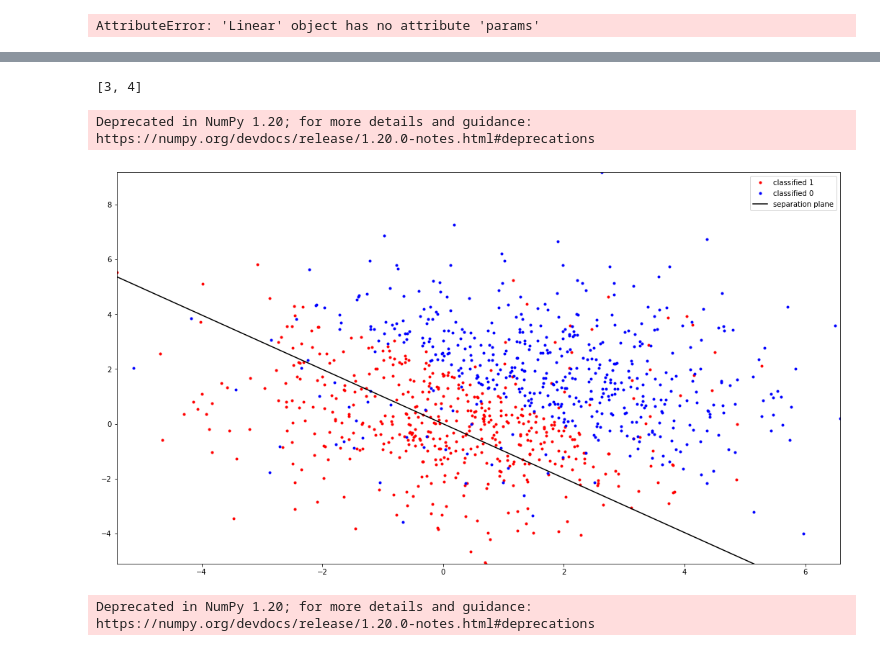
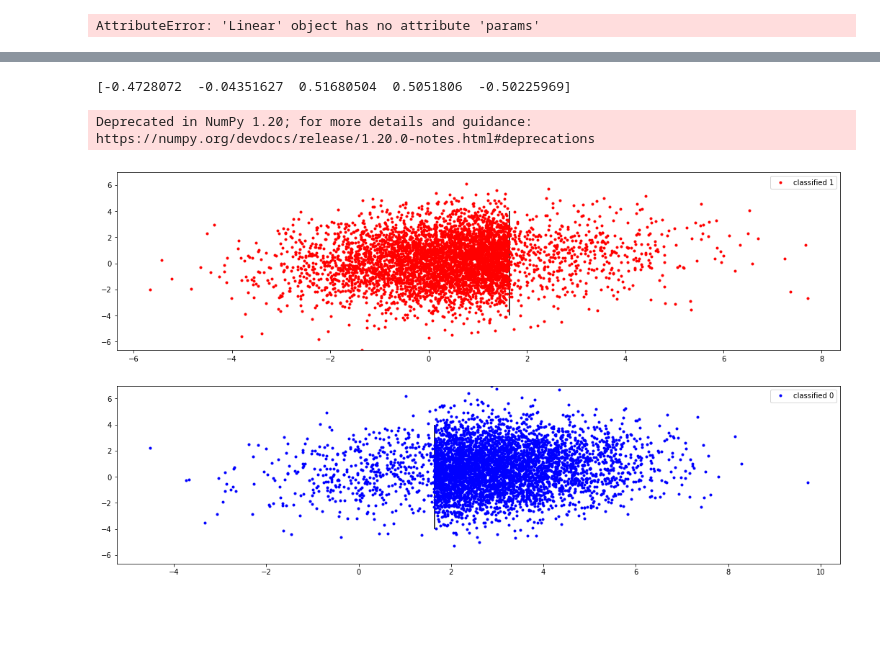
Before and after one commit to amir-abdi/disentanglement-pytorch, a Jupyter notebook: test_code/random_plane_generation.ipynb, the cells around one changed output, grey strips where cells are left out. Saved outputs shown, nothing was run; the diff lists cells and outputs as text; code cells hidden in the pictures; blank space fills up the shorter version.

```diff
--- a/test_code/random_plane_generation.ipynb
+++ b/test_code/random_plane_generation.ipynb
@@ -51,7 +51,7 @@ print(np.shape(inputs))
 # %% [output]
 (30, 5)
 # %%
-def target_cast(inputs, r_plane, irrelevant_components=0, _plot=False):
+def target_cast(inputs, r_plane, noise irrelevant_components=0, _plot=False):
     targets = []
     #print(inputs[0])
     #print(len(r_plane))
@@ -181,7 +182,7 @@ AttributeError: 'Linear' object has no attribute 'params'
 import numpy as np
 import matplotlib.pyplot as plt
 
-def target_cast(labels, inputs, r_plane, irrelevant_components=[0], _plot=False):
+def target_cast(labels, inputs, r_plane, noise=0.1, irrelevant_components=[0], _plot=False):
 
     l = len(labels)
 
@@ -193,7 +194,7 @@ def target_cast(labels, inputs, r_plane, irrelevant_components=[0], _plot=False)
         guess =  (np.dot(inputs[i] - r_plane[1]*admitted, (r_plane[0]*admitted) ))
         if guess < 0: target = 1
         else: target = 0
-        if np.random.uniform() > 0.9:
+        if np.random.uniform() < noise:
             target = (target+1)%2
 
 
@@ -250,5 +251,5 @@ input[:,1:] = np.random.normal(1, 2, size=(N,4))
 r_plane = random_plane(label_idx, input, _plot=True)
 random_v = r_plane[0] ; mean_v = r_plane[1]
 
-_ = target_cast(label_idx, input, r_plane, irrelevant_components=[0,1,4], _plot=True)
+targets = target_cast(label_idx, input, r_plane, noise=0.1, irrelevant_components=[0], _plot=False)
 # %% [output]
@@ -259,7 +258,48 @@ Deprecated in NumPy 1.20; for more details and guidance: https://numpy.org/devdo
-# %%
-_ = target_cast(label_idx, input, r_plane, irrelevant_components=[0,1,2], _plot=True)
-# %% [output]
-[3, 4]
-Deprecated in NumPy 1.20; for more details and guidance: https://numpy.org/devdocs/release/1.20.0-notes.html#deprecations
-[figure, removed]
-Deprecated in NumPy 1.20; for more details and guidance: https://numpy.org/devdocs/release/1.20.0-notes.html#deprecations
+# %%
+k = np.array(random_v)
+
+w = np.random.uniform(size=np.shape(k))
+
+w -= np.dot(w, k) * k
+w /= np.linalg.norm(w)
+
+print(w)
+
+x, y = [], []
+
+for i in range(len(input)):
+    x.append(np.dot(k, input[i]))
+    y.append(np.dot(w, input[i]))
+
+x = np.array(x)
+y  =np.array(y)
+
+f = plt.figure(figsize=(18, 10))
+
+mask = (np.array(targets, dtype=np.int) > 0)
+
+f.add_subplot(2,1,1)
+plt.plot(x[mask],   y[mask], 'r.', label='classified 1' )
+#a = np.linspace(np.min(x), np.max(x))
+#b = -r_plane[0][labels[0]]/r_plane[0][labels[1]]*(x - r_plane[1][labels[0]]) + r_plane[1][labels[1]]
+#plt.plot(a,b, color='black', label='separation plane')
+plt.vlines( np.mean(x), -4,4 )
+plt.legend()
+#plt.xlim(a[0], a[-1])
+plt.ylim(np.min(y), np.max(y) )
+
+f.add_subplot(2,1,2)
+plt.plot(x[~mask],   y[~mask], 'b.', label='classified 0' )
+#a = np.linspace(np.min(inputs[:,labels[0]]), np.max(inputs[:,labels[0]]))
+#b = -r_plane[0][labels[0]]/r_plane[0][labels[1]]*(x - r_plane[1][labels[0]]) + r_plane[1][labels[1]]
+#plt.plot(a,b, color='black', label='separation plane')
+plt.vlines( np.mean(x), -4,4 )
+plt.legend()
+#plt.xlim(a[0], a[-1])
+plt.ylim(np.min(y), np.max(y) )
+
+plt.show()
+# %% [output]
+[-0.4728072  -0.04351627  0.51680504  0.5051806  -0.50225969]
+Deprecated in NumPy 1.20; for more details and guidance: https://numpy.org/devdocs/release/1.20.0-notes.html#deprecations
+[figure, added]
```
Also changed, not shown: parts of 3 cells of this notebook, 2 other files.
